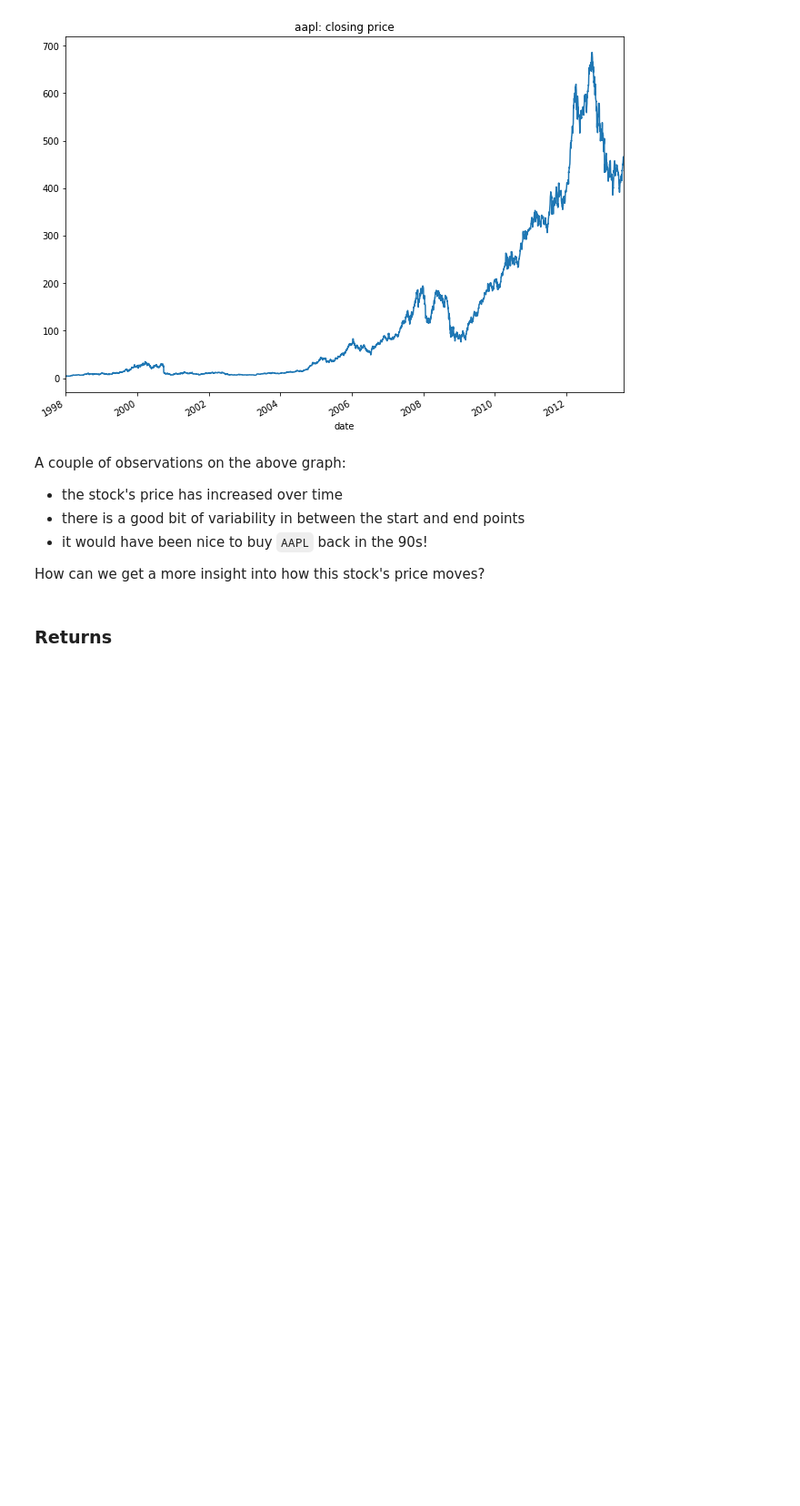
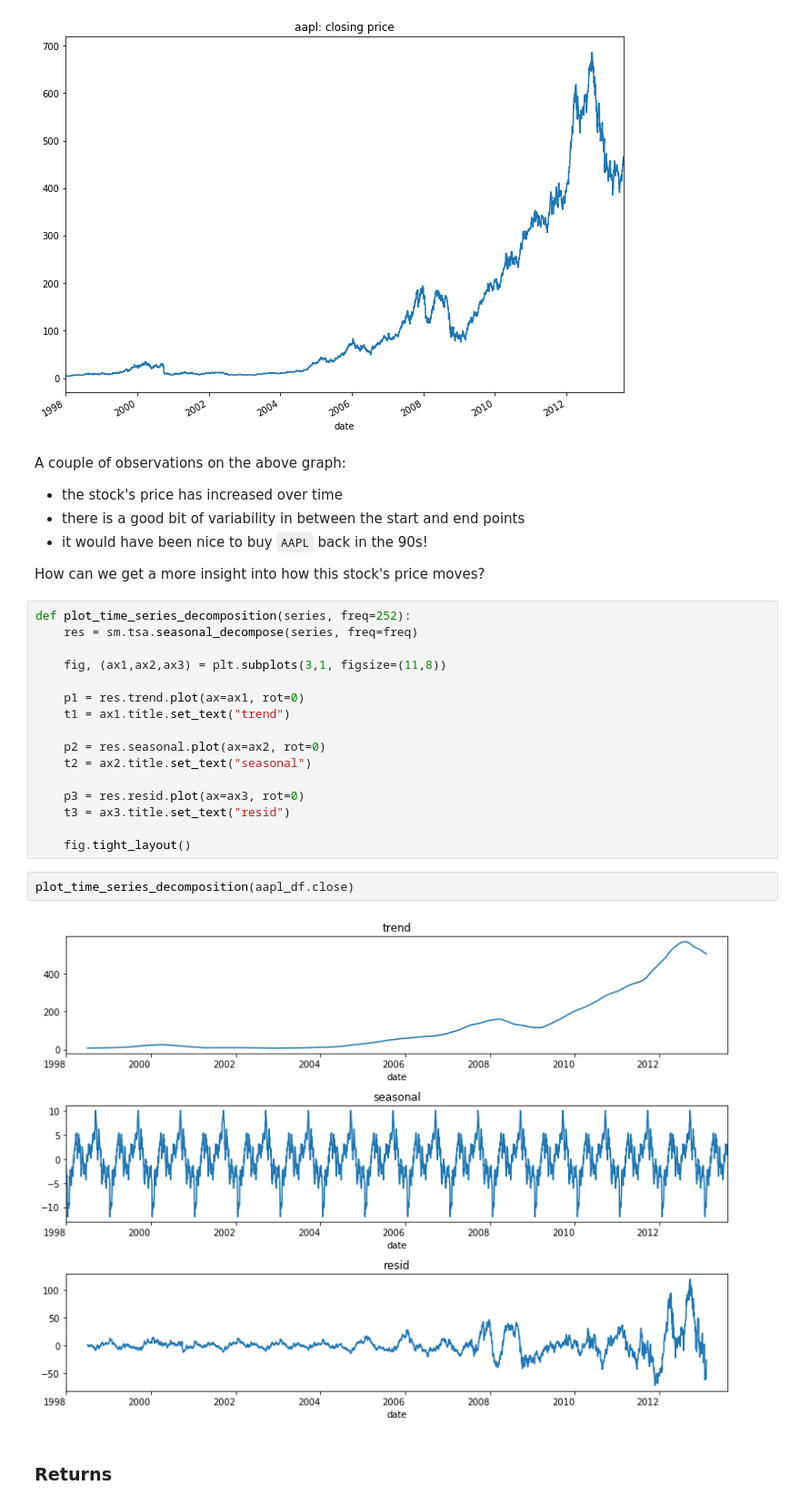
Before and after one commit to lermana/python_fundamentals, a Jupyter notebook: time_series_analysis_answers.ipynb, the cells around one changed output. Shown at 91% size. Saved outputs shown, nothing was run; the diff lists cells and outputs as text; blank space fills up the shorter version.

```diff
--- a/time_series_analysis_answers.ipynb
+++ b/time_series_analysis_answers.ipynb
@@ -239,6 +239,26 @@ A couple of observations on the above graph:
 - it would have been nice to buy `AAPL` back in the 90s!
 
 How can we get a more insight into how this stock's price moves?
+# %%
+def plot_time_series_decomposition(series, freq=252):
+    res = sm.tsa.seasonal_decompose(series, freq=freq)
+
+    fig, (ax1,ax2,ax3) = plt.subplots(3,1, figsize=(11,8))
+
+    p1 = res.trend.plot(ax=ax1, rot=0)
+    t1 = ax1.title.set_text("trend")
+
+    p2 = res.seasonal.plot(ax=ax2, rot=0)
+    t2 = ax2.title.set_text("seasonal")
+
+    p3 = res.resid.plot(ax=ax3, rot=0)
+    t3 = ax3.title.set_text("resid")
+
+    fig.tight_layout()
+# %%
+plot_time_series_decomposition(aapl_df.close)
+# %% [output]
+[figure, added]
 # %% [markdown]
 ### Returns
 # %%
```
Also changed, not shown: parts of 82 cells of this notebook.
